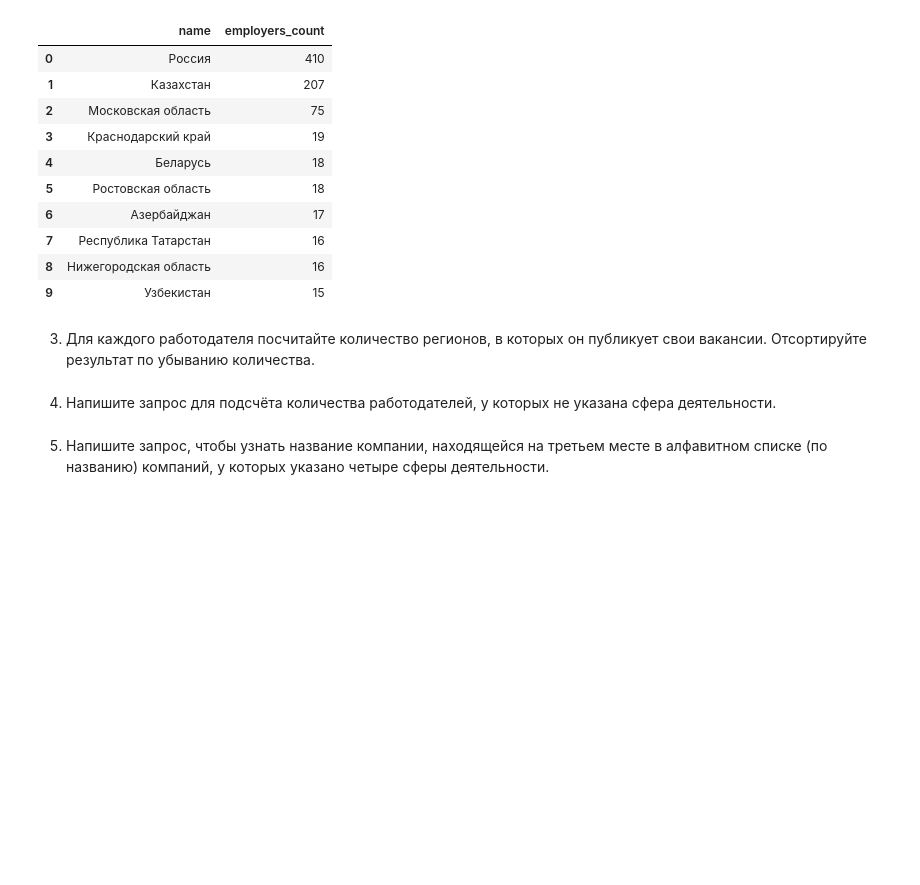
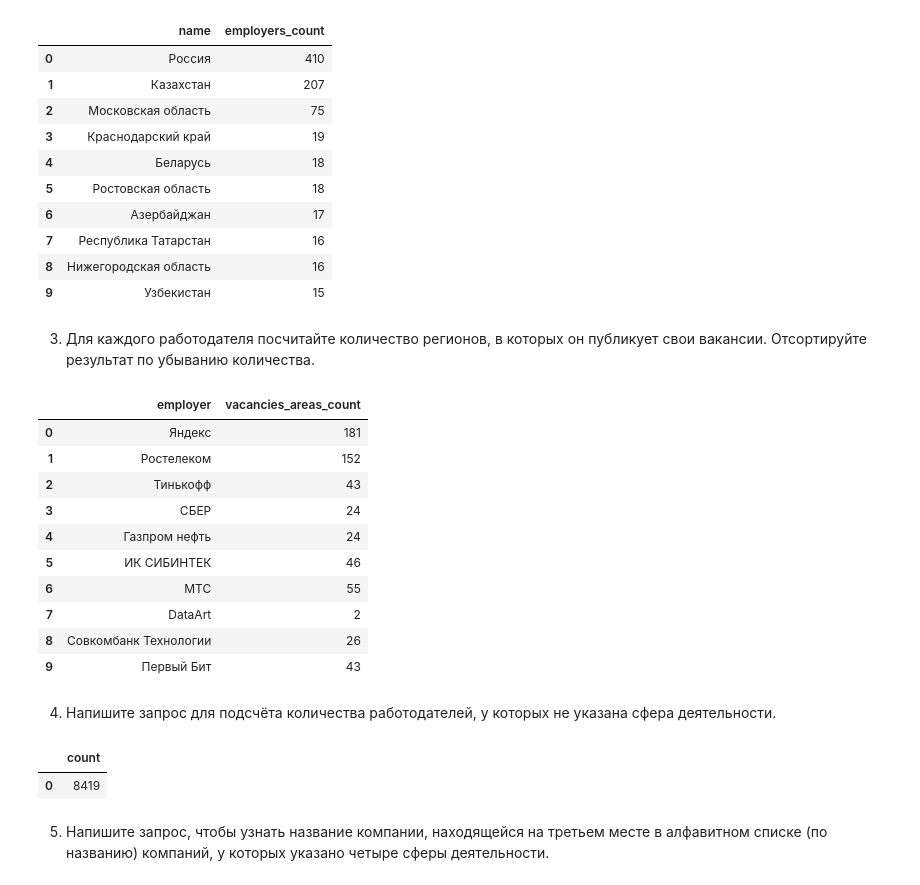
Before and after one commit to Anaiya798/Skillfactory, a Jupyter notebook: module_2.2/hh_sql.ipynb, the cells around one changed output. Cells and saved outputs as stored; diff of their text form; code cells hidden in the pictures; blank space fills up the shorter version.

```diff
--- a/module_2.2/hh_sql.ipynb
+++ b/module_2.2/hh_sql.ipynb
@@ -252,9 +277,32 @@ df
 # %% [markdown]
 3. Для каждого работодателя посчитайте количество регионов, в которых он публикует свои вакансии. Отсортируйте результат по убыванию количества.
 # %%
-# текст запроса
+query_5_3 = f'''select
+                    e.name as employer,
+                    count(distinct v.area_id) as vacancies_areas_count
+                from
+                    public.employers as e
+                    join public.vacancies as v on v.employer_id = e.id
+                group by e.id
+                order by count(v.area_id) desc
+                limit 10
+
+'''
 # %%
-# результат запроса
+df = pd.read_sql_query(query_5_3, connection)
+df
+# %% [output]
+|  | employer | vacancies_areas_count |
+| 0 | Яндекс | 181 |
+| 1 | Ростелеком | 152 |
+| 2 | Тинькофф | 43 |
+| 3 | СБЕР | 24 |
+| 4 | Газпром нефть | 24 |
+| 5 | ИК СИБИНТЕК | 46 |
+| 6 | МТС | 55 |
+| 7 | DataArt | 2 |
+| 8 | Совкомбанк Технологии | 26 |
+| 9 | Первый Бит | 43 |
 # %% [markdown]
 4. Напишите запрос для подсчёта количества работодателей, у которых не указана сфера деятельности.
 # %%
@@ -262,5 +323,9 @@ df
 # %%
-# результат запроса
+df = pd.read_sql_query(query_5_4, connection)
+df
+# %% [output]
+|  | count |
+| 0 | 8419 |
 # %% [markdown]
 5. Напишите запрос, чтобы узнать название компании, находящейся на третьем месте в алфавитном списке (по названию) компаний, у которых указано четыре сферы деятельности.
 # %%
```
Also changed, not shown: parts of 46 cells of this notebook, 1 other file.
